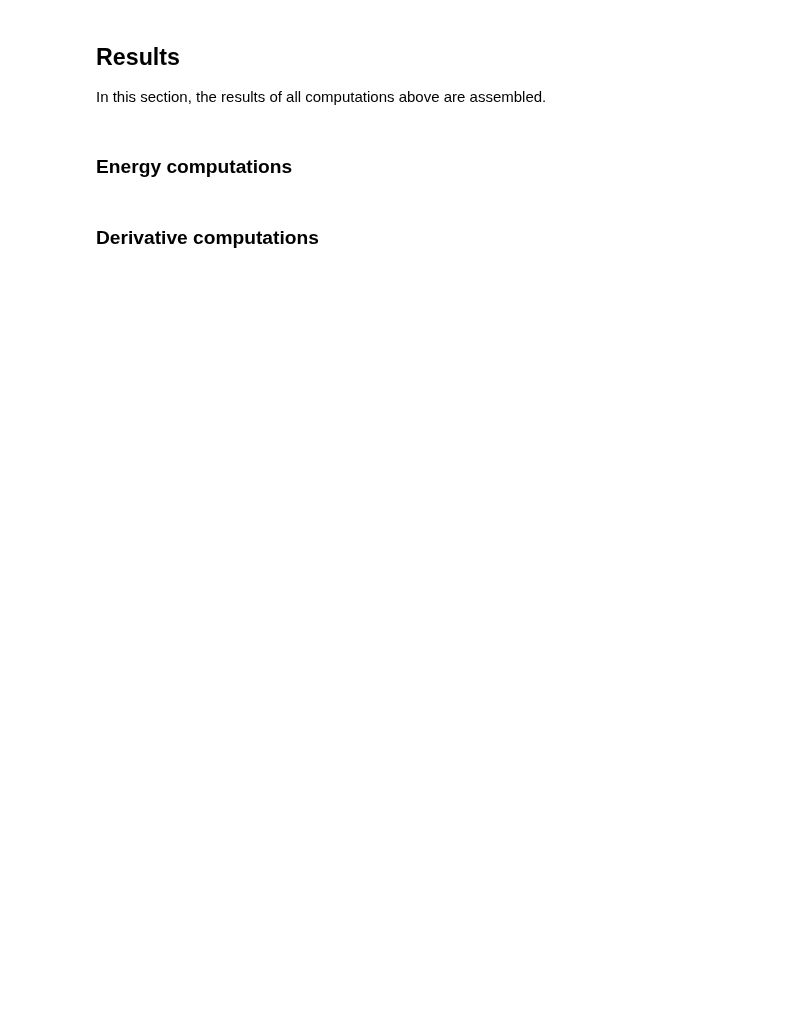
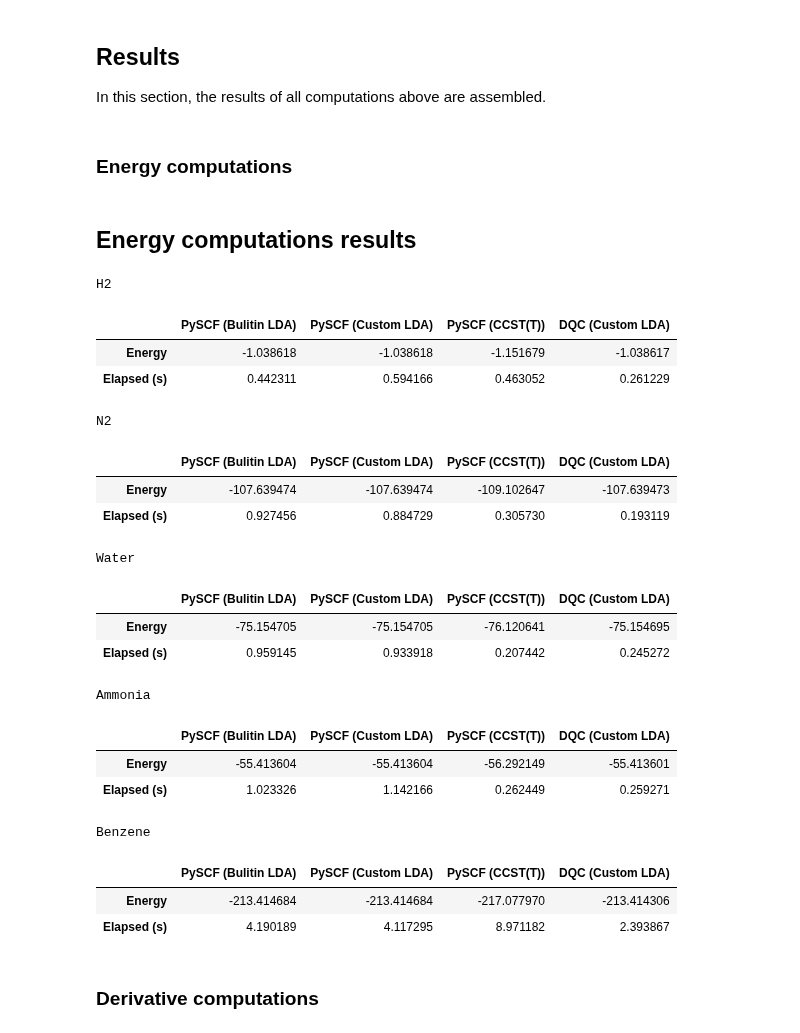
Before and after one commit to grinisrit/noa, a Jupyter notebook: docs/qc/Adjoint_Sensitivity_Method_for_Kohn_Sham_Equations.ipynb, the cells around one changed output. Drawn from its saved outputs; the diff is of its cells as text; code cells hidden in the pictures; blank space fills up the shorter version.

```diff
--- a/docs/qc/Adjoint_Sensitivity_Method_for_Kohn_Sham_Equations.ipynb
+++ b/docs/qc/Adjoint_Sensitivity_Method_for_Kohn_Sham_Equations.ipynb
@@ -1094,13 +1110,18 @@ In this section, the results of all computations above are assembled.
 # %% [markdown]
 ### Energy computations
 # %%
-pretty_method_names = {
-    "pyscf": "PySCF (Bulitin LDA)",
+pretty_energy_method_names = {
+    "pyscf_builtin": "PySCF (Bulitin LDA)",
     "pyscf_custom": "PySCF (Custom LDA)",
     "pyscf_ccsdt": "PySCF (CCST(T))",
     "dqc_nograd": "DQC (Custom LDA)",
-    "pyscf_adjoint": "Optimal PySCF",
-    "dqc_autograd": "DQC + Autograd"
+}
+
+pretty_derivative_method_names = {
+    "fd_of_pyscf_custom": "FD of PySCF",
+    "fd_of_dqc_nograd":   "FD of DQC",
+    "dqc_autograd":       "DQC, autograd",
+    "pyscf_adjoint":      "Optimal PySCF"
 }
 
 pretty_molecule_names = {
@@ -1113,22 +1134,43 @@ pretty_molecule_names = {
 # %%
 energy_results = {}
 
-for mol in molecules:
-    energy_results[mol] = {}
-    for method in results:
-        if method not in [ "pyscf_adjoint", "dqc_autograd" ]:
-            mb_time = results[method][mol]["time"]
-            time_ = mb_time.average if hasattr(mb_time, "average") else mb_time
-            energy_results[mol][pretty_method_names[method]] = {
-                                                            "Energy": results[method][mol]["energy"],
-                                                            "Elapsed (s)": time_
-                                                        }
+for mol_name in molecules_for_correctness_tests:
+    energy_results[mol_name] = {}
+    for method in energy_correctness_results:
+        mb_time = energy_correctness_results[method][mol_name]["time"]
+        time_ = mb_time.average if hasattr(mb_time, "average") else mb_time
+        energy_results[mol_name][pretty_energy_method_names[method]] = {
+                                                        "Energy": energy_correctness_results[method][mol_name]["energy"],
+                                                        "Elapsed (s)": time_
+                                                    }
 # %%
 display(HTML("<h2>Energy computations results</h2>"))
-for mol in molecules:
-    df = pd.DataFrame(energy_results[mol])
+for mol_name in molecules_for_correctness_tests:
+    df = pd.DataFrame(energy_results[mol_name])
     html = df.style.to_html()
-    display(HTML(f"<h3>{pretty_molecule_names[mol]}</h3>" + html))
+    display(HTML(f"<h3>{pretty_molecule_names[mol_name]}</h3>" + html))
+# %% [output]
+Energy computations results
+H2
+|  | PySCF (Bulitin LDA) | PySCF (Custom LDA) | PySCF (CCST(T)) | DQC (Custom LDA) |
+| Energy | -1.038618 | -1.038618 | -1.151679 | -1.038617 |
+| Elapsed (s) | 0.442311 | 0.594166 | 0.463052 | 0.261229 |
+N2
+|  | PySCF (Bulitin LDA) | PySCF (Custom LDA) | PySCF (CCST(T)) | DQC (Custom LDA) |
+| Energy | -107.639474 | -107.639474 | -109.102647 | -107.639473 |
+| Elapsed (s) | 0.927456 | 0.884729 | 0.305730 | 0.193119 |
+Water
+|  | PySCF (Bulitin LDA) | PySCF (Custom LDA) | PySCF (CCST(T)) | DQC (Custom LDA) |
+| Energy | -75.154705 | -75.154705 | -76.120641 | -75.154695 |
+| Elapsed (s) | 0.959145 | 0.933918 | 0.207442 | 0.245272 |
+Ammonia
+|  | PySCF (Bulitin LDA) | PySCF (Custom LDA) | PySCF (CCST(T)) | DQC (Custom LDA) |
+| Energy | -55.413604 | -55.413604 | -56.292149 | -55.413601 |
+| Elapsed (s) | 1.023326 | 1.142166 | 0.262449 | 0.259271 |
+Benzene
+|  | PySCF (Bulitin LDA) | PySCF (Custom LDA) | PySCF (CCST(T)) | DQC (Custom LDA) |
+| Energy | -213.414684 | -213.414684 | -217.077970 | -213.414306 |
+| Elapsed (s) | 4.190189 | 4.117295 | 8.971182 | 2.393867 |
 # %% [markdown]
 ### Derivative computations
 # %%
```
Also changed, not shown: parts of 34 cells of this notebook.
